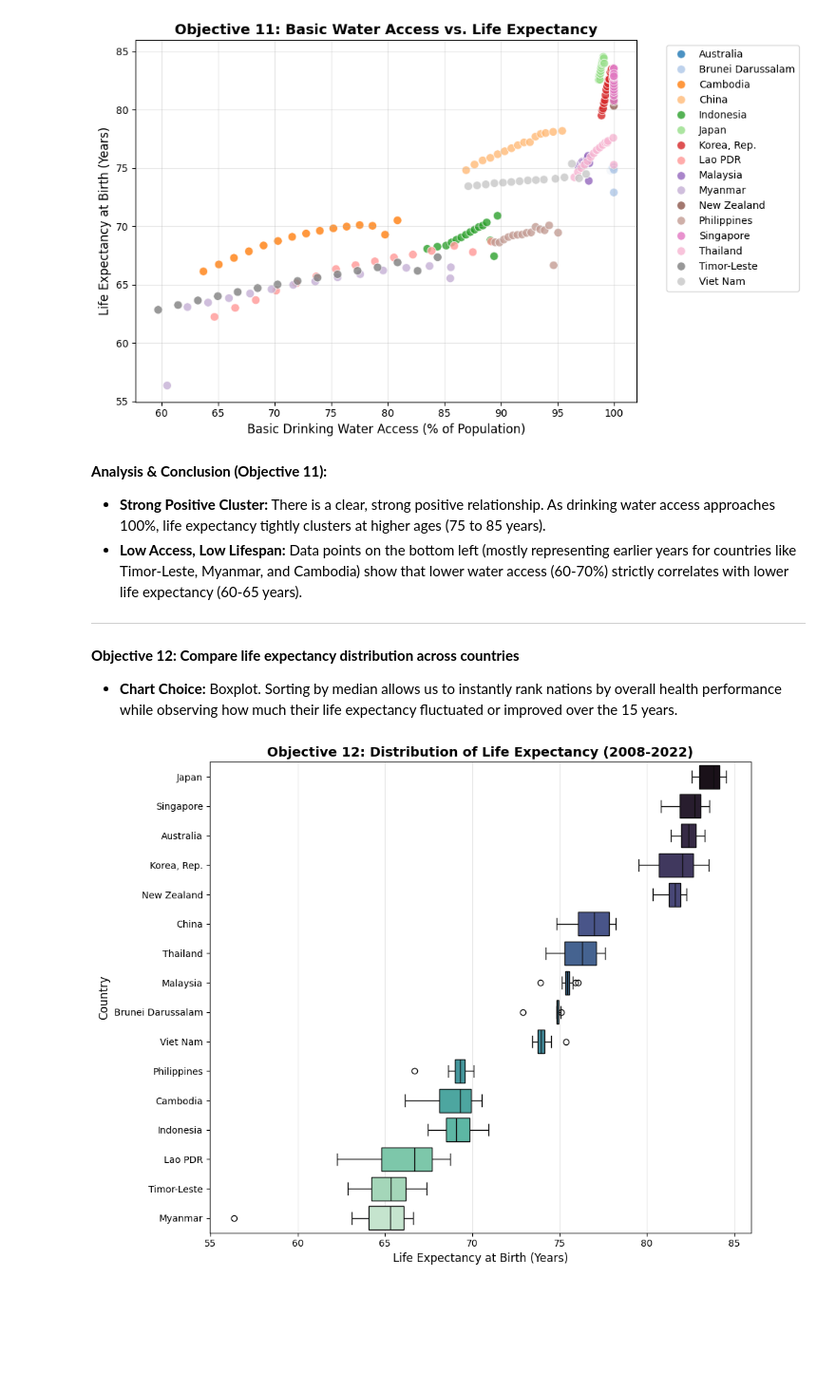
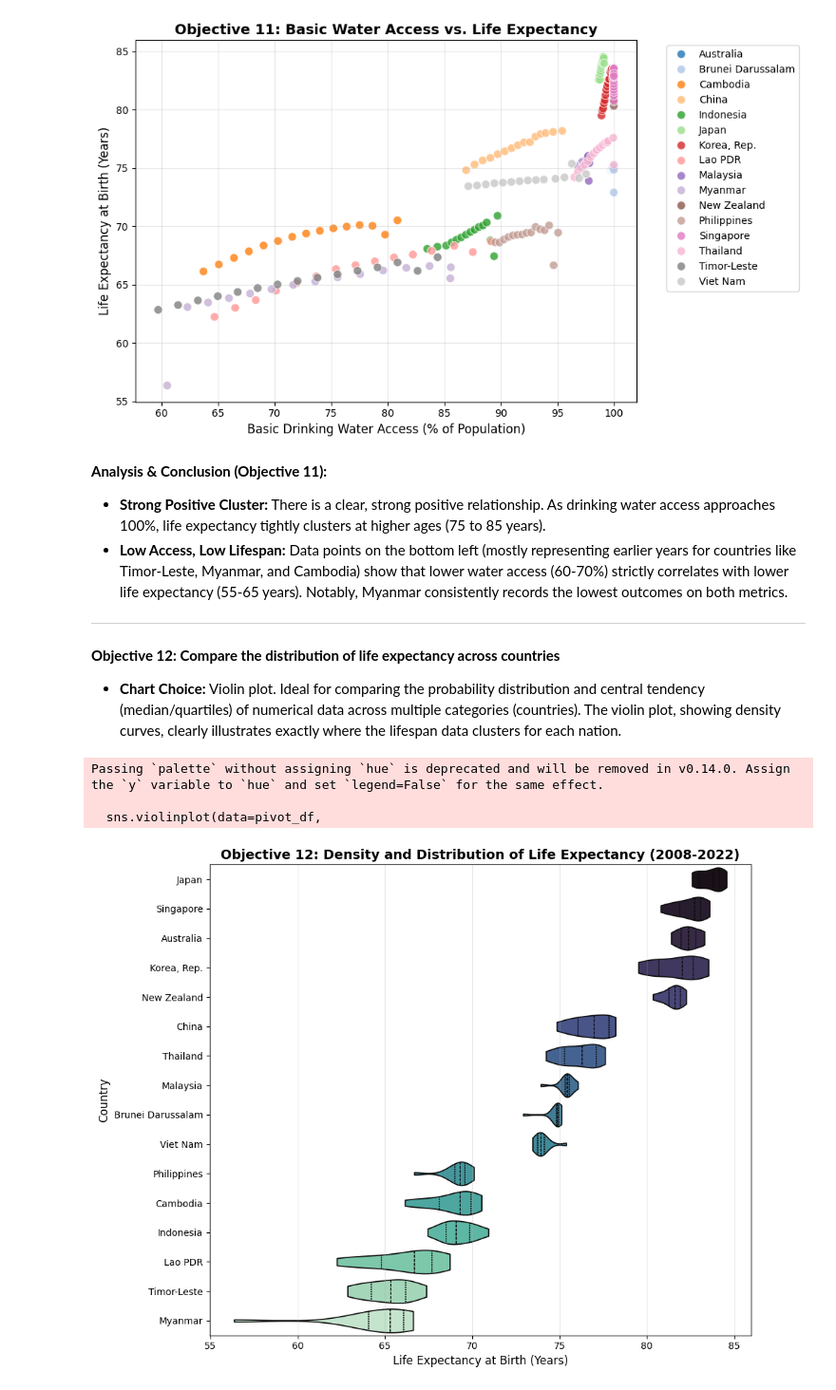
Before and after one commit to ThomasdeCarpio/DV-Lab02, a Jupyter notebook: visualize.ipynb, the cells around one changed output. Shown at 95% size. Saved outputs shown, nothing was run; the diff lists cells and outputs as text; code cells hidden in the pictures; blank space fills up the shorter version.

```diff
--- a/visualize.ipynb
+++ b/visualize.ipynb
@@ -804,32 +852,36 @@ plt.show()
 # %% [markdown]
 **Analysis & Conclusion (Objective 11):**
 * **Strong Positive Cluster:** There is a clear, strong positive relationship. As drinking water access approaches 100%, life expectancy tightly clusters at higher ages (75 to 85 years).
-* **Low Access, Low Lifespan:** Data points on the bottom left (mostly representing earlier years for countries like Timor-Leste, Myanmar, and Cambodia) show that lower water access (60-70%) strictly correlates with lower life expectancy (60-65 years).
+* **Low Access, Low Lifespan:** Data points on the bottom left (mostly representing earlier years for countries like Timor-Leste, Myanmar, and Cambodia) show that lower water access (60-70%) strictly correlates with lower life expectancy (55-65 years). Notably, Myanmar consistently records the lowest outcomes on both metrics.
 
 ---
 # %% [markdown]
-**Objective 12: Compare life expectancy distribution across countries**
-* **Chart Choice:** Boxplot. Sorting by median allows us to instantly rank nations by overall health performance while observing how much their life expectancy fluctuated or improved over the 15 years.
+**Objective 12: Compare the distribution of life expectancy across countries**
+*   **Chart Choice:** Violin plot. Ideal for comparing the probability distribution and central tendency (median/quartiles) of numerical data across multiple categories (countries). The violin plot, showing density curves, clearly illustrates exactly where the lifespan data clusters for each nation.
 # %%
 # Objective 12 Code
 plt.figure(figsize=(10, 8))
 
-# Calculate median for sorting
+# Calculate median life expectancy for sorting
 median_life = pivot_df.groupby('Country Name')['Life expectancy at birth, total (years)'].median().sort_values(ascending=False)
 
-sns.boxplot(data=pivot_df,
+# Violin plot instead of Box plot
+sns.violinplot(data=pivot_df,
             x='Life expectancy at birth, total (years)',
             y='Country Name',
             order=median_life.index,
-            palette='mako')
+            palette='mako', inner="quartile", cut=0)
 
-plt.title('Objective 12: Distribution of Life Expectancy (2008-2022)', fontsize=14, fontweight='bold')
+plt.title('Objective 12: Density and Distribution of Life Expectancy (2008-2022)', fontsize=14, fontweight='bold')
 plt.xlabel('Life Expectancy at Birth (Years)', fontsize=12)
 plt.ylabel('Country', fontsize=12)
 plt.grid(axis='x', alpha=0.3)
 plt.tight_layout()
 plt.show()
 # %% [output]
+Passing `palette` without assigning `hue` is deprecated and will be removed in v0.14.0. Assign the `y` variable to `hue` and set `legend=False` for the same effect.
+
+  sns.violinplot(data=pivot_df,
-[figure, old version]
+[figure, new version]
 # %% [markdown]
 **Analysis & Conclusion (Objective 12):**
```
Also changed, not shown: parts of 51 cells of this notebook.
